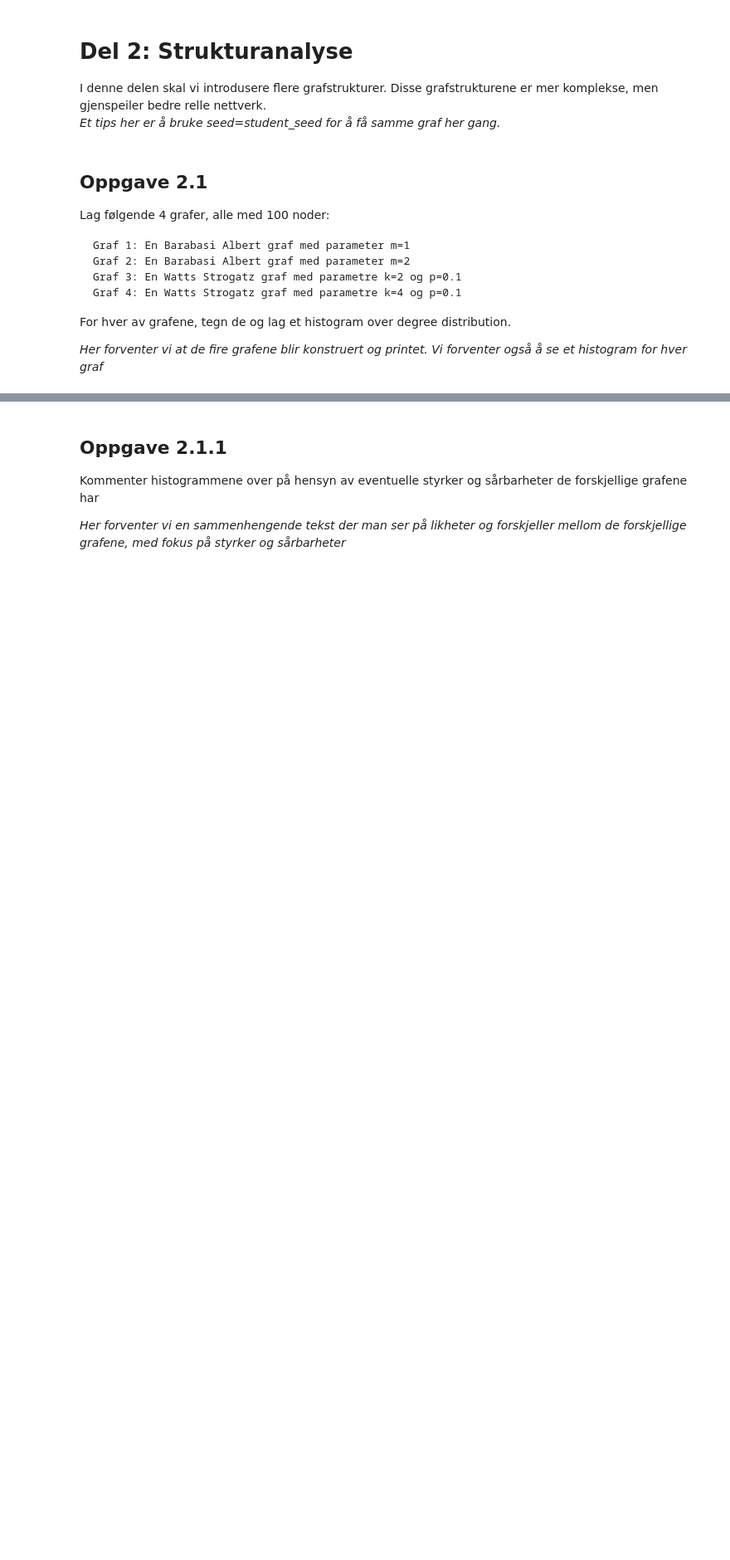
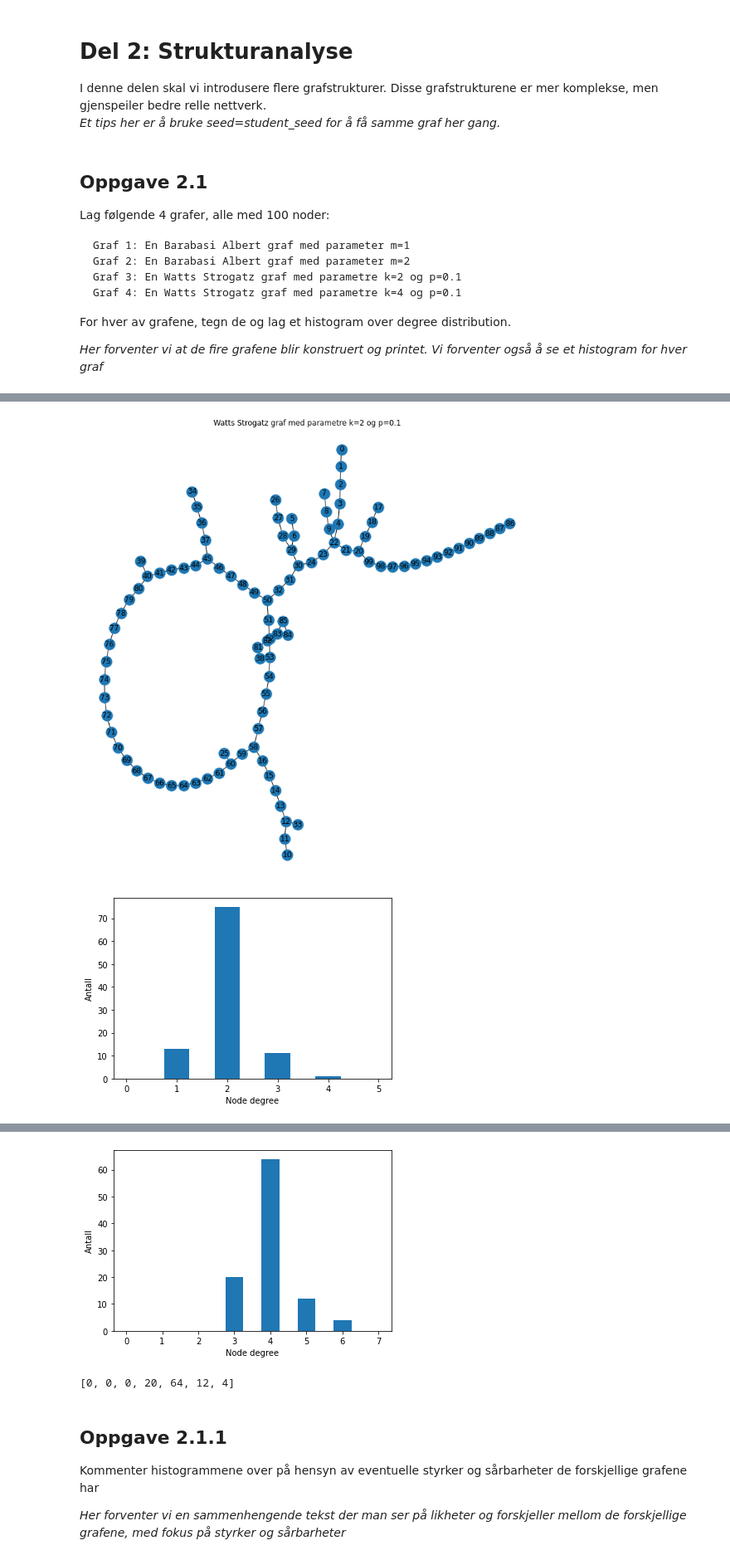
Before and after one commit to Eeaeau/TTM4185, a Jupyter notebook: Oving3-revidert-v1.ipynb, the cells around one changed output, grey strips where cells are left out. Shown at 83% size. Saved outputs shown, nothing was run; the diff lists cells and outputs as text; code cells hidden in the pictures; blank space fills up the shorter version.

```diff
--- a/Oving3-revidert-v1.ipynb
+++ b/Oving3-revidert-v1.ipynb
@@ -455,0 +476,15 @@ For hver av grafene, tegn de og lag et histogram over degree distribution.
+# %%
+ws2 = WattsStrogatz(100, 2, 0.1)
+ws2.draw()
+plt.title('Watts Strogatz graf med parametre k=2 og p=0.1')
+plt.show()
+ws2.histogram()
+
+ws4 = WattsStrogatz(100, 4, 0.1)
+ws4.draw()
+plt.title('Watts Strogatz graf med parametre k=4 og p=0.1')
+plt.show()
+ws4.histogram()
+# %% [output]
+[figure, added]
+[figure, added]
@@ -456,3 +492,5 @@ For hver av grafene, tegn de og lag et histogram over degree distribution.
+[figure, added]
+[0, 0, 0, 20, 64, 12, 4]
 # %% [markdown]
 ## Oppgave 2.1.1
 Kommenter histogrammene over på hensyn av eventuelle styrker og sårbarheter de forskjellige grafene har
```
Also changed, not shown: parts of 7 cells of this notebook.
